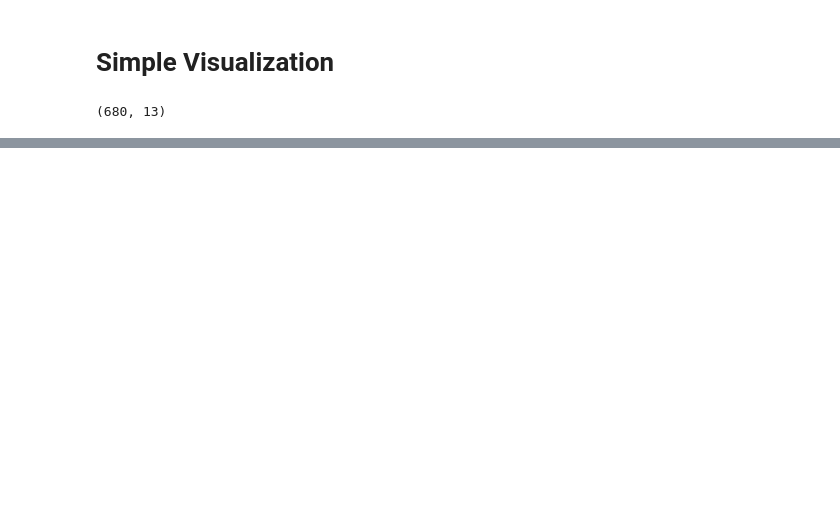
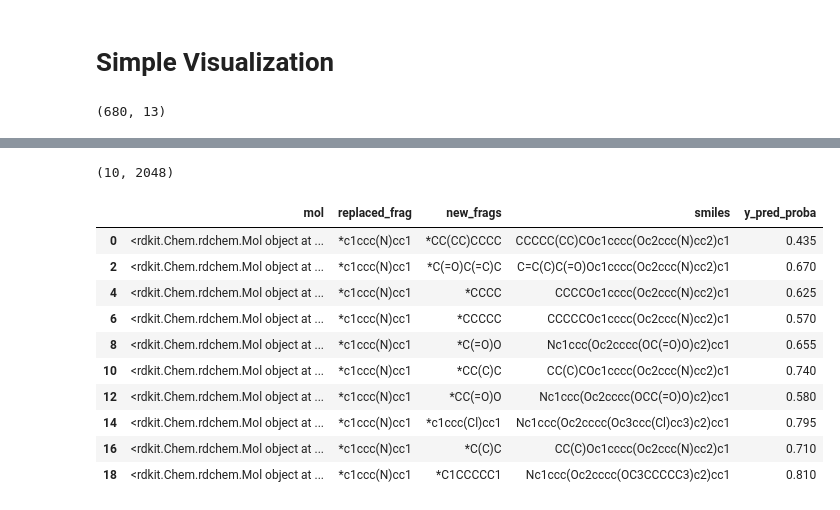
Before and after one commit to jannik-roth/FragShapley, a Jupyter notebook: 2_initial_tests/optimization_mutagenicity.ipynb, the cells around one changed output, grey strips where cells are left out. Drawn from its saved outputs; the diff is of its cells as text; code cells hidden in the pictures; blank space fills up the shorter version.

```diff
--- a/2_initial_tests/optimization_mutagenicity.ipynb
+++ b/2_initial_tests/optimization_mutagenicity.ipynb
@@ -151,0 +228,10 @@ prods[0]
+# %%
+mols, repl_frags, new_frags = [], [], []
+replacement_frags = df_analysis.sort_values(by='mean').smiles.to_list()[:10]
+
+for frag_to_remove in frags_to_remove.keys():
+    for replacement_frag in replacement_frags:
+        out_mols = replace_single_BRICS_substructure_in_mol(MolFromSmiles(smiles), frag_to_remove, replacement_frag)
+        mols += out_mols
+        repl_frags += [frag_to_remove] * len(out_mols)
+        new_frags += [replacement_frag] * len(out_mols)
@@ -151,0 +257,15 @@ prods[0]
+# %%
+# load model and predict
+from pickle import load
+with open(f'rf_classification_mutagenicity/models/model_rfr_mutagenicity_split_{split}.pkl', 'rb') as f:
+    rfc = load(f)
+
+from rdkit.Chem.rdFingerprintGenerator import GetMorganGenerator
+
+mfpgen = GetMorganGenerator(radius=2,
+                            fpSize=2048,
+                            )
+fps = np.stack([mfpgen.GetFingerprintAsNumPy(MolFromSmiles(sm)) for sm in df_single_repl.smiles])
+fps.shape
+# %% [output]
+(10, 2048)
@@ -151,0 +275,14 @@ prods[0]
+# %%
+df_single_repl
+# %% [output]
+|  | mol | replaced_frag | new_frags | smiles | y_pred_proba |
+| 0 | <rdkit.Chem.rdchem.Mol object at ... | *c1ccc(N)cc1 | *CC(CC)CCCC | CCCCC(CC)COc1cccc(Oc2ccc(N)cc2)c1 | 0.435 |
+| 2 | <rdkit.Chem.rdchem.Mol object at ... | *c1ccc(N)cc1 | *C(=O)C(=C)C | C=C(C)C(=O)Oc1cccc(Oc2ccc(N)cc2)c1 | 0.670 |
+| 4 | <rdkit.Chem.rdchem.Mol object at ... | *c1ccc(N)cc1 | *CCCC | CCCCOc1cccc(Oc2ccc(N)cc2)c1 | 0.625 |
+| 6 | <rdkit.Chem.rdchem.Mol object at ... | *c1ccc(N)cc1 | *CCCCC | CCCCCOc1cccc(Oc2ccc(N)cc2)c1 | 0.570 |
+| 8 | <rdkit.Chem.rdchem.Mol object at ... | *c1ccc(N)cc1 | *C(=O)O | Nc1ccc(Oc2cccc(OC(=O)O)c2)cc1 | 0.655 |
+| 10 | <rdkit.Chem.rdchem.Mol object at ... | *c1ccc(N)cc1 | *CC(C)C | CC(C)COc1cccc(Oc2ccc(N)cc2)c1 | 0.740 |
+| 12 | <rdkit.Chem.rdchem.Mol object at ... | *c1ccc(N)cc1 | *CC(=O)O | Nc1ccc(Oc2cccc(OCC(=O)O)c2)cc1 | 0.580 |
+| 14 | <rdkit.Chem.rdchem.Mol object at ... | *c1ccc(N)cc1 | *c1ccc(Cl)cc1 | Nc1ccc(Oc2cccc(Oc3ccc(Cl)cc3)c2)cc1 | 0.795 |
+| 16 | <rdkit.Chem.rdchem.Mol object at ... | *c1ccc(N)cc1 | *C(C)C | CC(C)Oc1cccc(Oc2ccc(N)cc2)c1 | 0.710 |
+| 18 | <rdkit.Chem.rdchem.Mol object at ... | *c1ccc(N)cc1 | *C1CCCCC1 | Nc1ccc(Oc2cccc(OC3CCCCC3)c2)cc1 | 0.810 |
```
Also changed, not shown: parts of 27 cells of this notebook, 10 other files.
